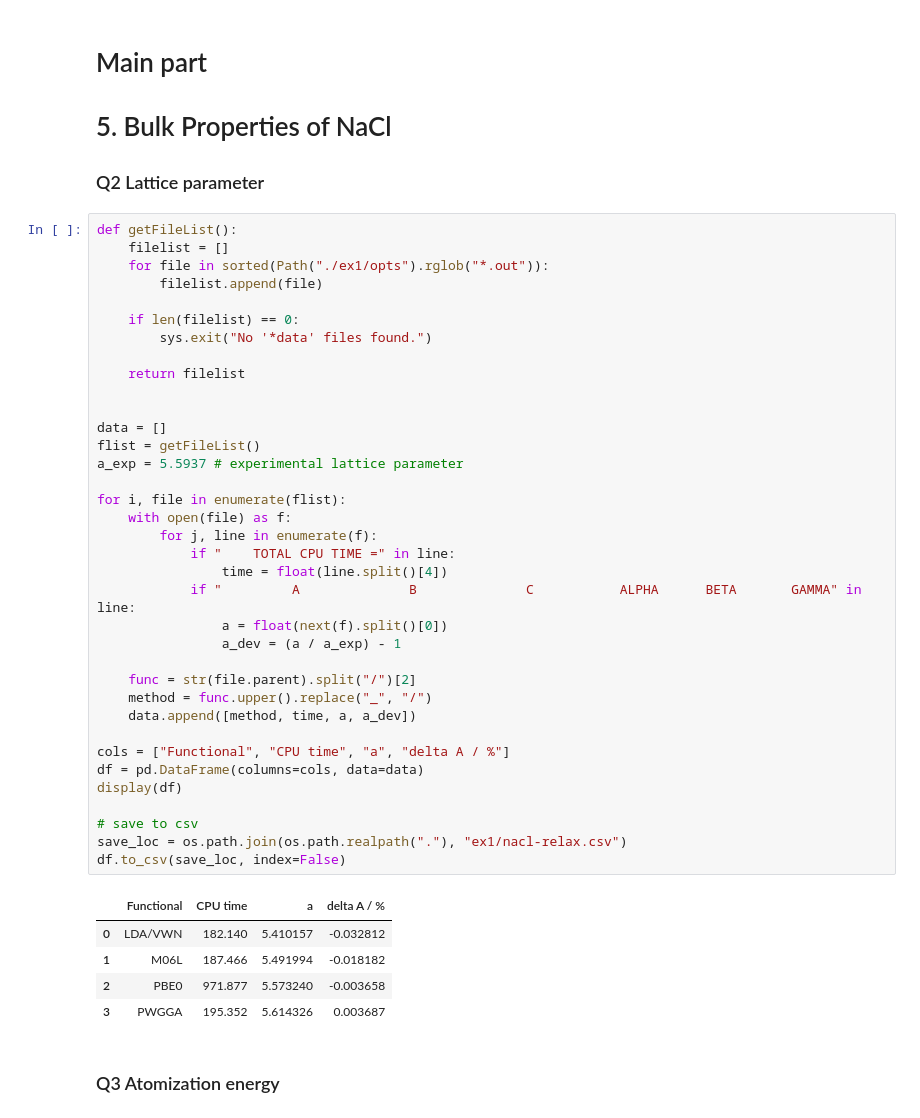
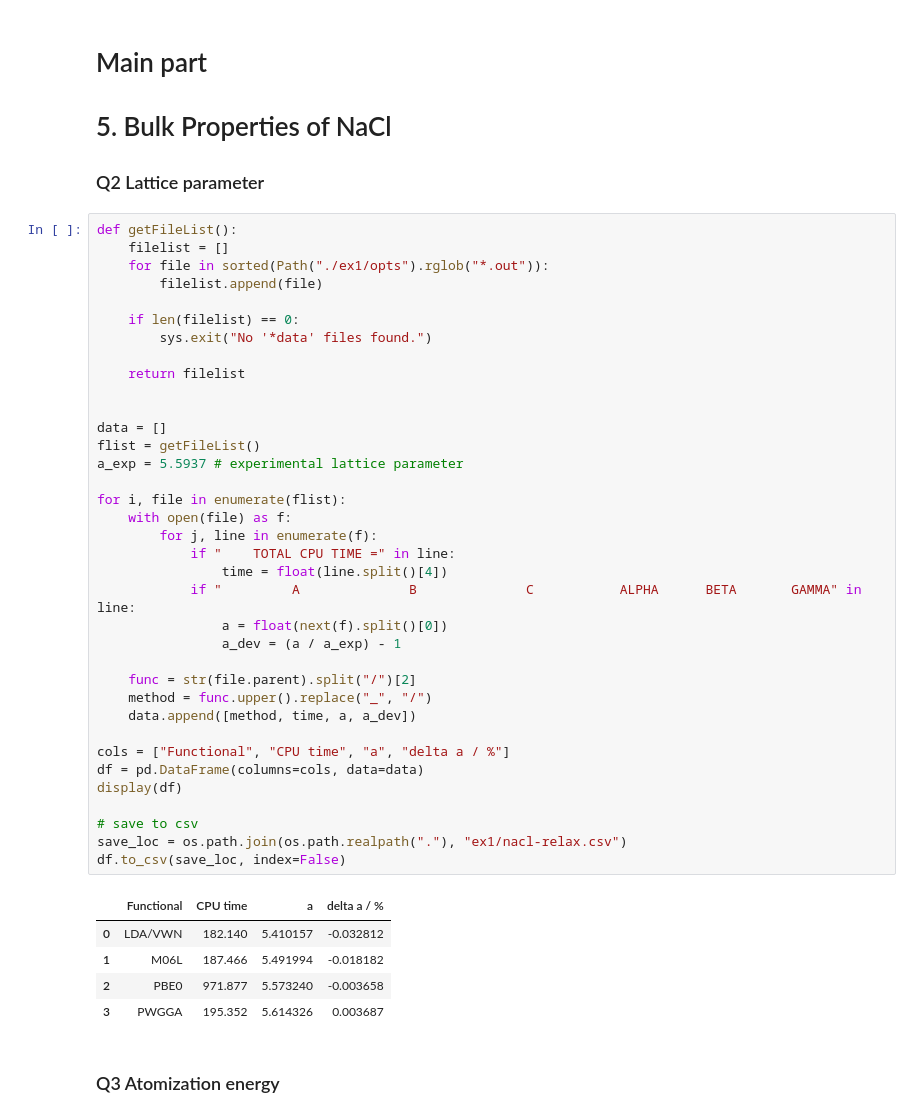
Before and after one commit to tomfroembgen/WP12, a Jupyter notebook: 3_bredow/wp12_3.ipynb, the cells around one changed output. Drawn from its saved outputs; the diff is of its cells as text.

```diff
--- a/3_bredow/wp12_3.ipynb
+++ b/3_bredow/wp12_3.ipynb
@@ -134,35 +134,35 @@ def getFileList():
     if len(filelist) == 0:
         sys.exit("No '*data' files found.")
 
     return filelist
 
 
 data = []
 flist = getFileList()
 a_exp = 5.5937 # experimental lattice parameter
 
 for i, file in enumerate(flist):
     with open(file) as f:
         for j, line in enumerate(f):
             if "    TOTAL CPU TIME =" in line:
                 time = float(line.split()[4])
             if "         A              B              C           ALPHA      BETA       GAMMA" in line:
                 a = float(next(f).split()[0])
                 a_dev = (a / a_exp) - 1
 
     func = str(file.parent).split("/")[2]
     method = func.upper().replace("_", "/")
     data.append([method, time, a, a_dev])
 
-cols = ["Functional", "CPU time", "a", "delta A / %"]
+cols = ["Functional", "CPU time", "a", "delta a / %"]
 df = pd.DataFrame(columns=cols, data=data)
 display(df)
 
 # save to csv
 save_loc = os.path.join(os.path.realpath("."), "ex1/nacl-relax.csv")
 df.to_csv(save_loc, index=False)
 # %% [output]
-|  | Functional | CPU time | a | delta A / % |
+|  | Functional | CPU time | a | delta a / % |
 | 0 | LDA/VWN | 182.140 | 5.410157 | -0.032812 |
 | 1 | M06L | 187.466 | 5.491994 | -0.018182 |
 | 2 | PBE0 | 971.877 | 5.573240 | -0.003658 |
```
Also changed, not shown: parts of 4 cells of this notebook, 2 other files.
